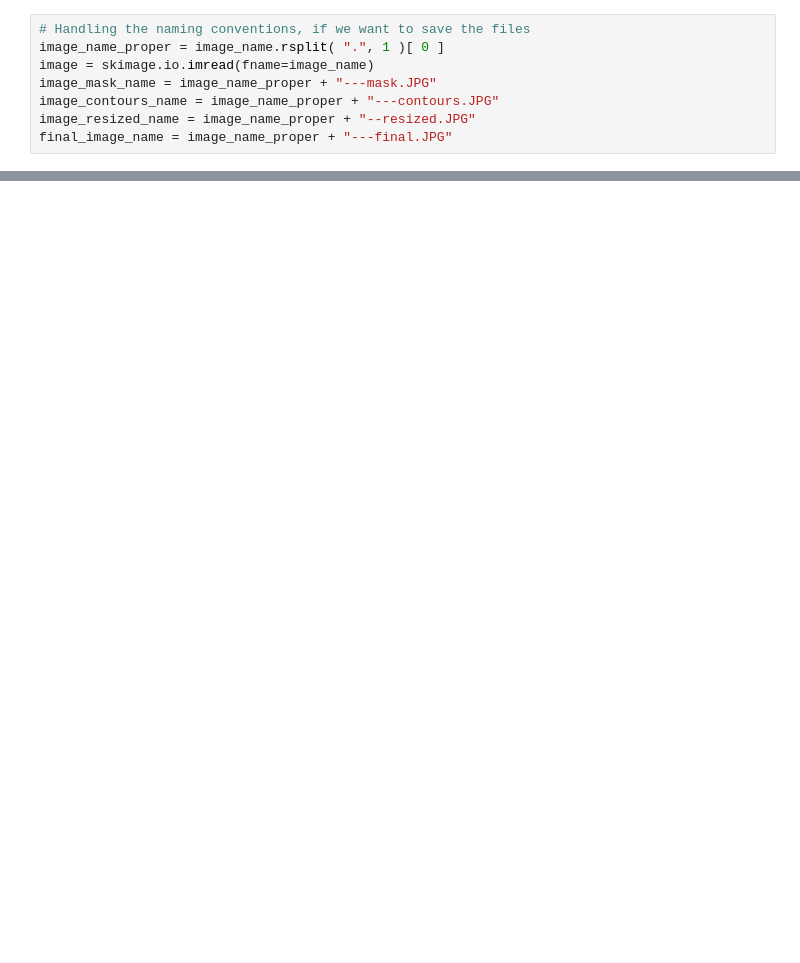
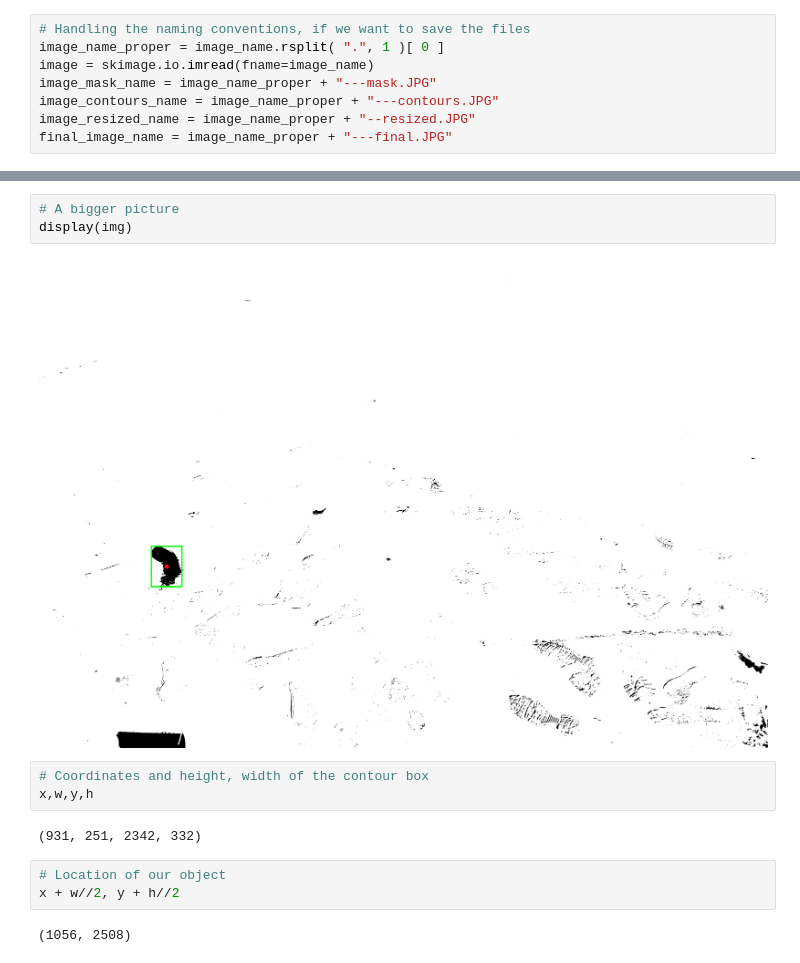
Before and after one commit to pbplop29/Photogrammetry, a Jupyter notebook: Photogrammetry.ipynb, the cells around one changed output, grey strips where cells are left out. Saved outputs shown, nothing was run; the diff lists cells and outputs as text; blank space fills up the shorter version.

```diff
--- a/Photogrammetry.ipynb
+++ b/Photogrammetry.ipynb
@@ -270,0 +263,15 @@ plt.imshow(img)
+# %%
+# A bigger picture
+display(img)
+# %% [output]
+[figure, added]
+# %%
+# Coordinates and height, width of the contour box
+x,w,y,h
+# %% [output]
+(931, 251, 2342, 332)
+# %%
+# Location of our object
+x + w//2, y + h//2
+# %% [output]
+(1056, 2508)
```
Also changed, not shown: parts of 7 cells of this notebook.
